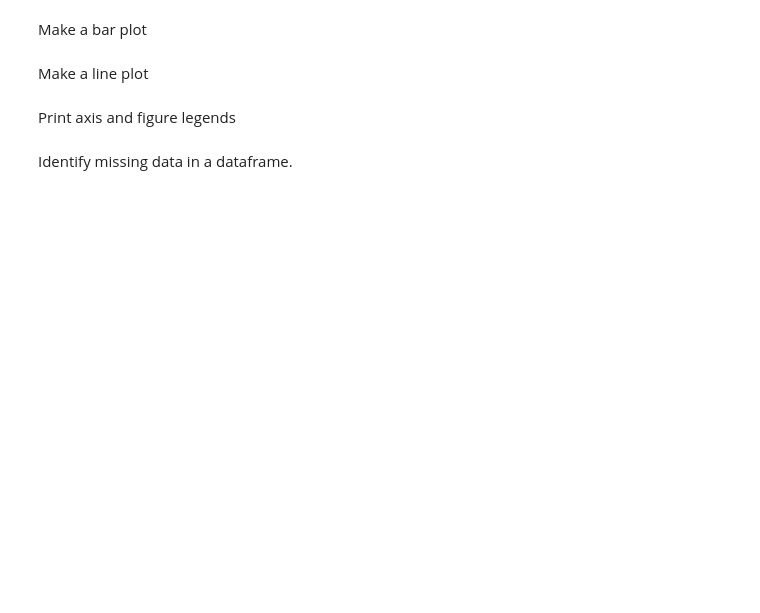
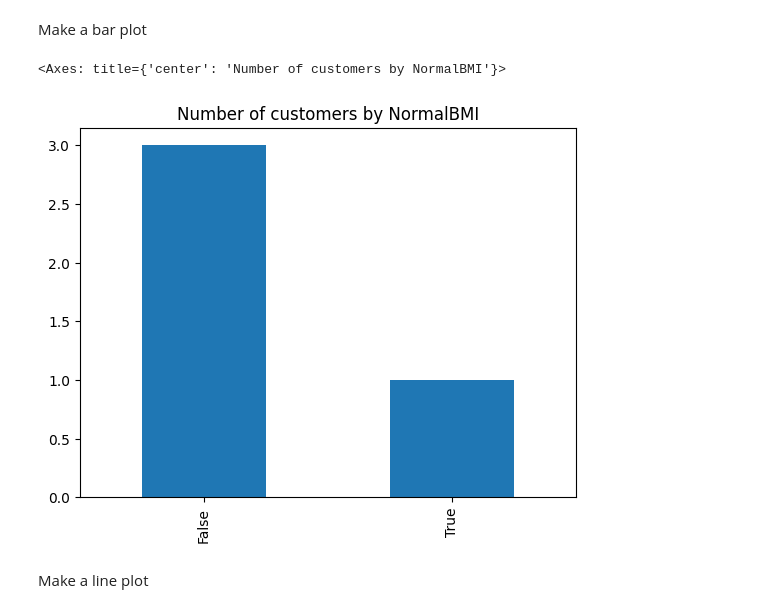
Before and after one commit to sikoh/DS-Data-Wrangling-and-Storytelling, a Jupyter notebook: Sprint-Challenge/DS_DataWrangling_KnowledgeCheck.ipynb, the cells around one changed output. Saved outputs shown, nothing was run; the diff lists cells and outputs as text; code cells hidden in the pictures; blank space fills up the shorter version.

```diff
--- a/Sprint-Challenge/DS_DataWrangling_KnowledgeCheck.ipynb
+++ b/Sprint-Challenge/DS_DataWrangling_KnowledgeCheck.ipynb
@@ -373,8 +434,10 @@ Make a box plot
 # %% [markdown]
 Make a bar plot
+# %%
+plt.title('Number of customers by NormalBMI')
+weight_df['NormalBMI'].value_counts().plot(kind='bar')
+# %% [output]
+<Axes: title={'center': 'Number of customers by NormalBMI'}>
+[figure, added]
 # %% [markdown]
 Make a line plot
-# %% [markdown]
-Print axis and figure legends
-# %% [markdown]
-Identify missing data in a dataframe.
```
Also changed, not shown: parts of 7 cells of this notebook.
